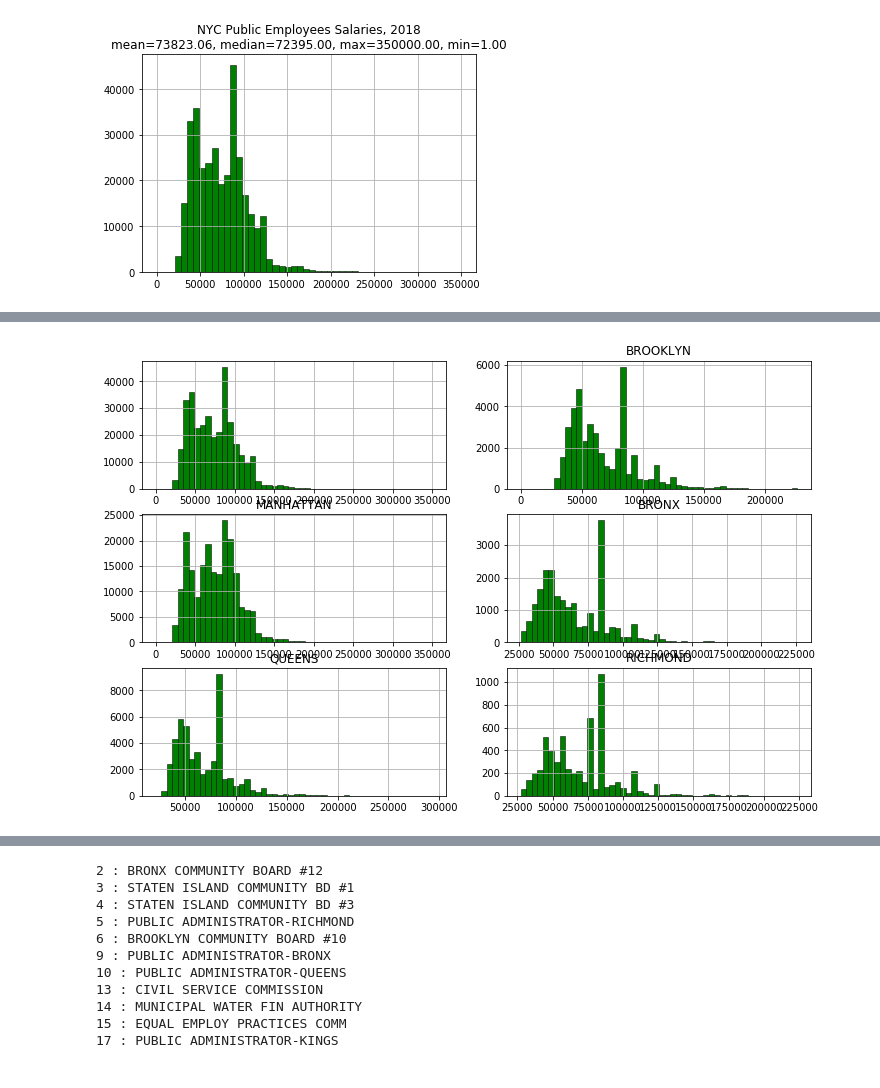
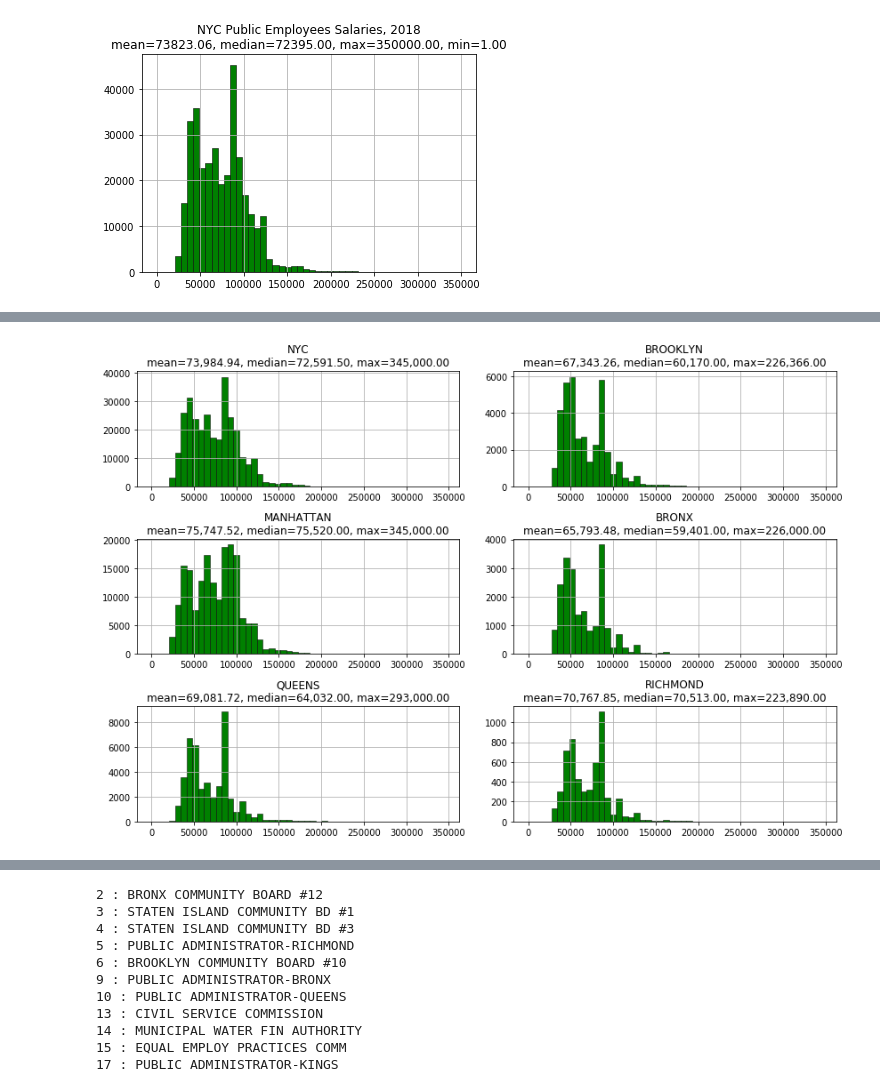
Before and after one commit to joannakl/core109, a Jupyter notebook: slides/11-working-with-data-Copy1.ipynb, the cells around one changed output, grey strips where cells are left out. Drawn from its saved outputs; the diff is of its cells as text; code cells hidden in the pictures.

```diff
--- a/slides/11-working-with-data-Copy1.ipynb
+++ b/slides/11-working-with-data-Copy1.ipynb
@@ -146,0 +121,9 @@ data_2018
+# %%
+print(len(data_file))
+data_2018 = data_file
+data_2018 =  data_2018[ data_2018['Pay Basis']=='per Annum']
+print(len(data_2018))
+data_2018 = data_2018[data_2018['Fiscal Year']==2018]
+print(len(data_2018))
+data_2018 = data_2018[data_2018['Leave Status as of June 30']=='ACTIVE']
+print(len(data_2018))
@@ -228,24 +193,33 @@ plt.show()
 # %%
-
+maxSal = data_2018['Base Salary'].max()
 import matplotlib.pyplot as plt
 fig, axis = plt.subplots(nrows=3,ncols=2,figsize=(12, 8))
 
 
-data_2018_salaries['Base Salary'].hist(bins=50,color='green' ,
+data_2018['Base Salary'].hist(bins=50, range=(0,maxSal), color='green' ,
              edgecolor='black', linewidth=0.5, ax = axis[0][0])
 
 bor = ["NYC", "MANHATTAN", "QUEENS","BROOKLYN", "BRONX", "RICHMOND" ]
 
+mean = data_2018['Base Salary'].mean()
+median = data_2018['Base Salary'].median()
+mx = data_2018['Base Salary'].max()
+mi = data_2018['Base Salary'].min()
+axis[0][0].set_title( bor[0]+"\nmean="+format(mean,',.2f')+", median="+format(median,',.2f')+
+                             ", max="+format(mx,',.2f'));
+
+
 for i in range (1,6):
 
-    df = data_2018_salaries[ data_2018_salaries['Work Location Borough']==bor[i]]
-    df['Base Salary'].hist(bins=50,color='green' , edgecolor='black', linewidth=0.5, ax=axis[i%3][i//3])
+    df = data_2018[ data_2018['Work Location Borough']==bor[i]]
+    df['Base Salary'].hist(bins=50, range=(0,maxSal),color='green' , edgecolor='black', linewidth=0.5, ax=axis[i%3][i//3])
     mean = df['Base Salary'].mean()
     median = df['Base Salary'].median()
     mx = df['Base Salary'].max()
     mi = df['Base Salary'].min()
-    axis[i%3][i//3].set_title( bor[i]);
-
+    axis[i%3][i//3].set_title( bor[i]+"\nmean="+format(mean,',.2f')+", median="+format(median,',.2f')+
+                             ", max="+format(mx,',.2f'));
+fig.tight_layout()
 plt.show()
 # %% [output]
-[figure, old version]
+[figure, new version]
```
Also changed, not shown: parts of 16 cells of this notebook.
